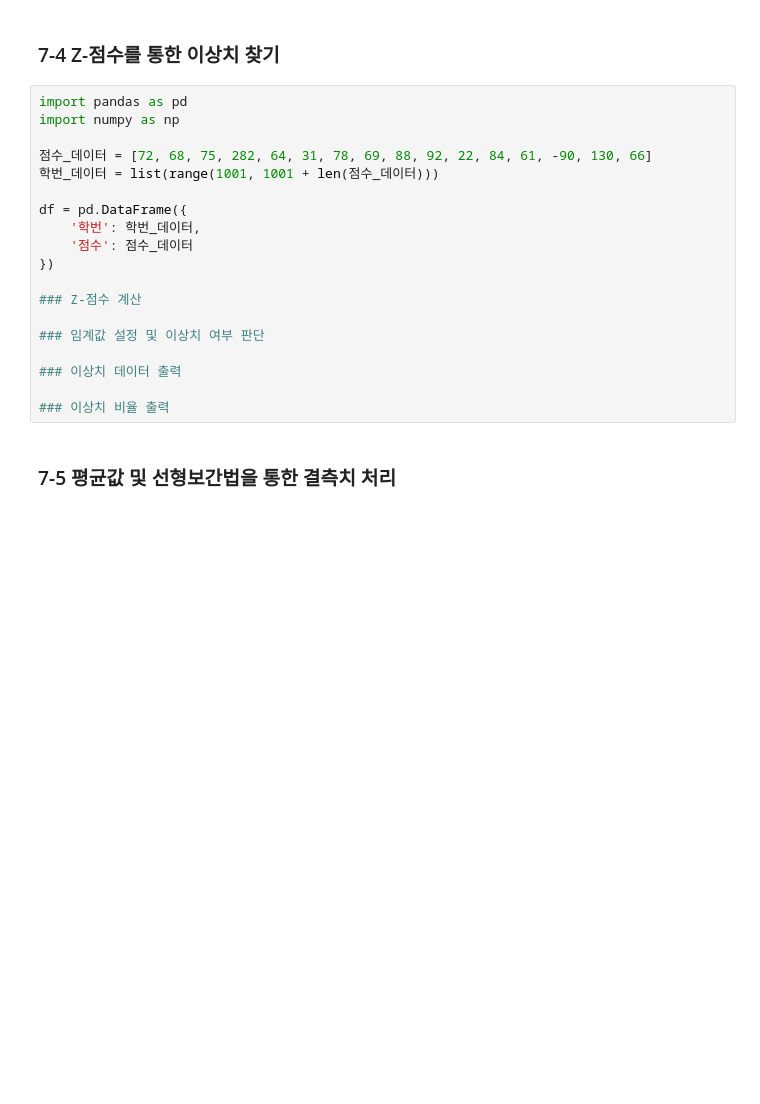
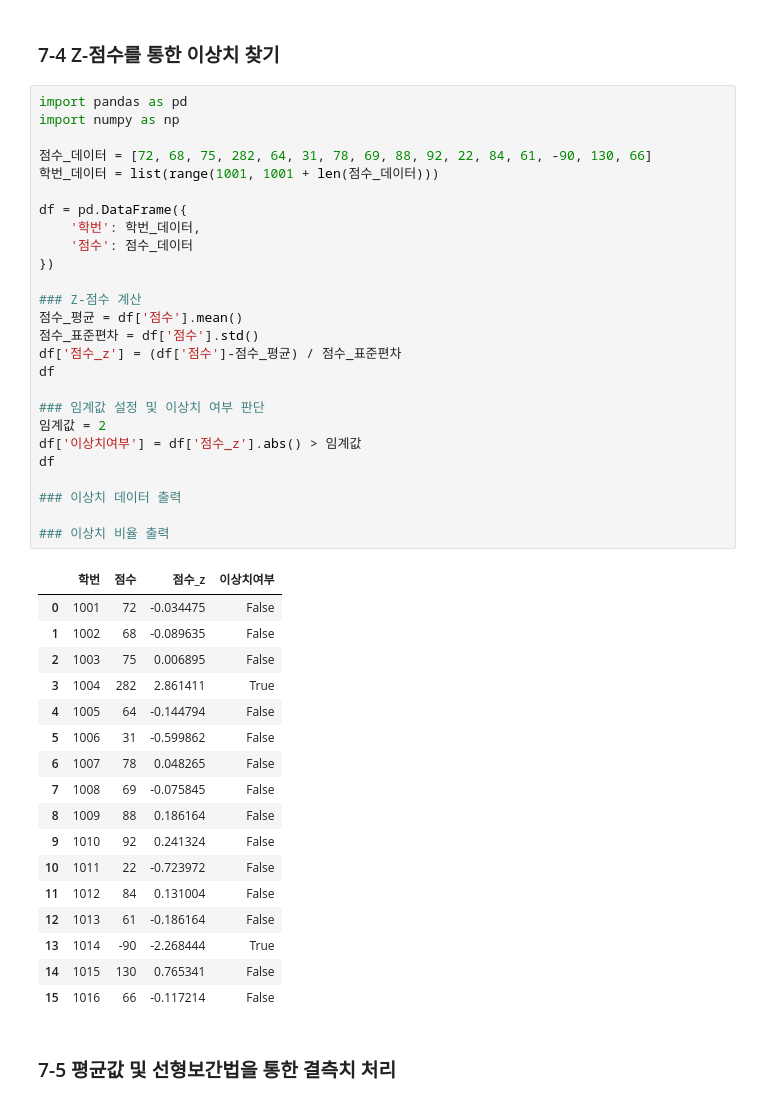
Before and after one commit to Hyunhee97/Data-Analysis-with-Open-Source, a Jupyter notebook: 오픈소스_데이터_분석_7강.ipynb, the cells around one changed output. Saved outputs shown, nothing was run; the diff lists cells and outputs as text; blank space fills up the shorter version.

```diff
--- a/오픈소스_데이터_분석_7강.ipynb
+++ b/오픈소스_데이터_분석_7강.ipynb
@@ -87,22 +114,47 @@ df = pd.DataFrame({
 # %%
 import pandas as pd
 import numpy as np
 
 점수_데이터 = [72, 68, 75, 282, 64, 31, 78, 69, 88, 92, 22, 84, 61, -90, 130, 66]
 학번_데이터 = list(range(1001, 1001 + len(점수_데이터)))
 
 df = pd.DataFrame({
     '학번': 학번_데이터,
     '점수': 점수_데이터
 })
 
 ### Z-점수 계산
+점수_평균 = df['점수'].mean()
+점수_표준편차 = df['점수'].std()
+df['점수_z'] = (df['점수']-점수_평균) / 점수_표준편차
+df
 
 ### 임계값 설정 및 이상치 여부 판단
+임계값 = 2
+df['이상치여부'] = df['점수_z'].abs() > 임계값
+df
 
 ### 이상치 데이터 출력
 
 ### 이상치 비율 출력
+# %% [output]
+|  | 학번 | 점수 | 점수_z | 이상치여부 |
+| 0 | 1001 | 72 | -0.034475 | False |
+| 1 | 1002 | 68 | -0.089635 | False |
+| 2 | 1003 | 75 | 0.006895 | False |
+| 3 | 1004 | 282 | 2.861411 | True |
+| 4 | 1005 | 64 | -0.144794 | False |
+| 5 | 1006 | 31 | -0.599862 | False |
+| 6 | 1007 | 78 | 0.048265 | False |
+| 7 | 1008 | 69 | -0.075845 | False |
+| 8 | 1009 | 88 | 0.186164 | False |
+| 9 | 1010 | 92 | 0.241324 | False |
+| 10 | 1011 | 22 | -0.723972 | False |
+| 11 | 1012 | 84 | 0.131004 | False |
+| 12 | 1013 | 61 | -0.186164 | False |
+| 13 | 1014 | -90 | -2.268444 | True |
+| 14 | 1015 | 130 | 0.765341 | False |
+| 15 | 1016 | 66 | -0.117214 | False |
 # %% [markdown]
 ### 7-5 평균값 및 선형보간법을 통한 결측치 처리
 # %%
```
Also changed, not shown: parts of 6 cells of this notebook.
